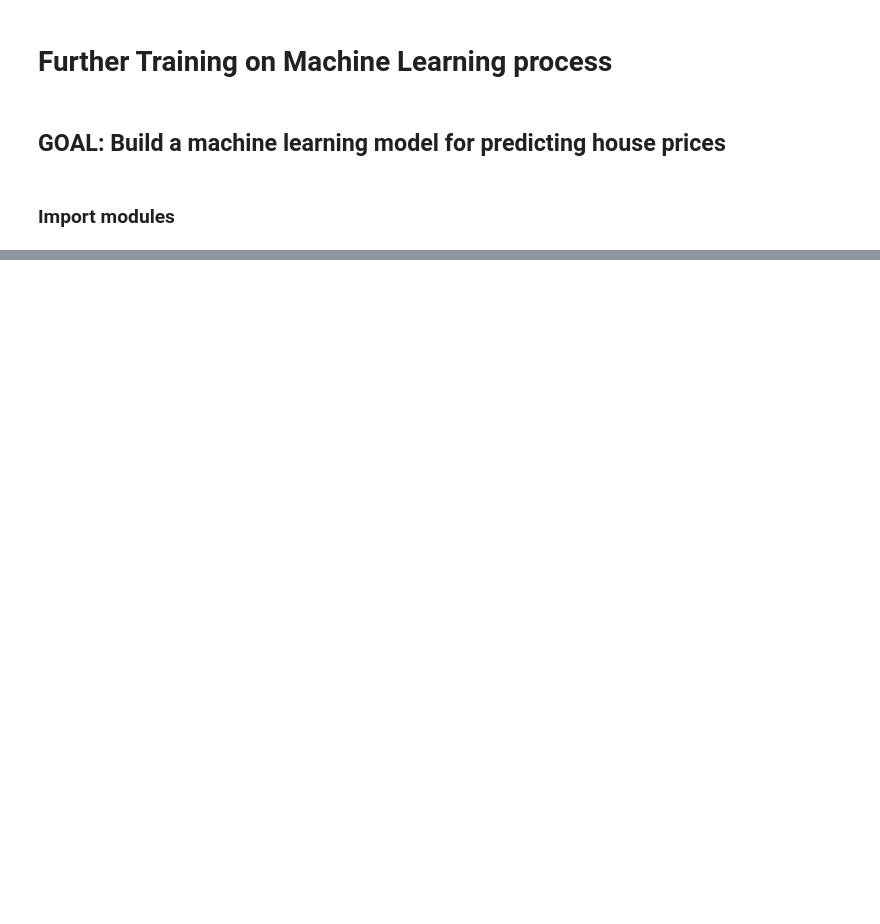
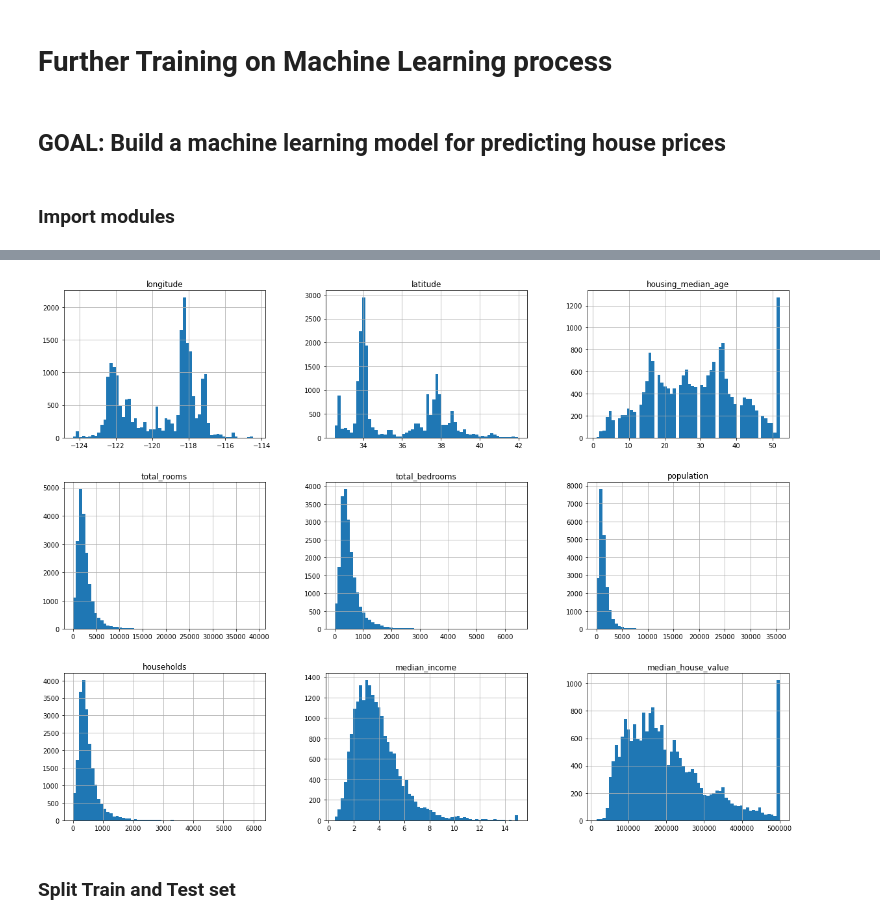
Before and after one commit to marts-dev/handsOnML, a Jupyter notebook: housePricing.ipynb, the cells around one changed output, grey strips where cells are left out. Drawn from its saved outputs; the diff is of its cells as text; code cells hidden in the pictures; blank space fills up the shorter version.

Commit message:
Data inspection and visualization code

```diff
--- a/housePricing.ipynb
+++ b/housePricing.ipynb
@@ -30,0 +35,3 @@ def load_housing_data(housing_path=HOUSING_PATH):
+# %%
+housing = load_housing_data()
+housing.head()
@@ -30,0 +91,8 @@ def load_housing_data(housing_path=HOUSING_PATH):
+# %%
+%matplotlib inline
+housing.hist(bins=60, figsize=(20,15))
+plt.show()
+# %% [output]
+[figure, added]
+# %% [markdown]
+### Split Train and Test set
```
Also changed, not shown: parts of 10 cells of this notebook, 2 other files.
